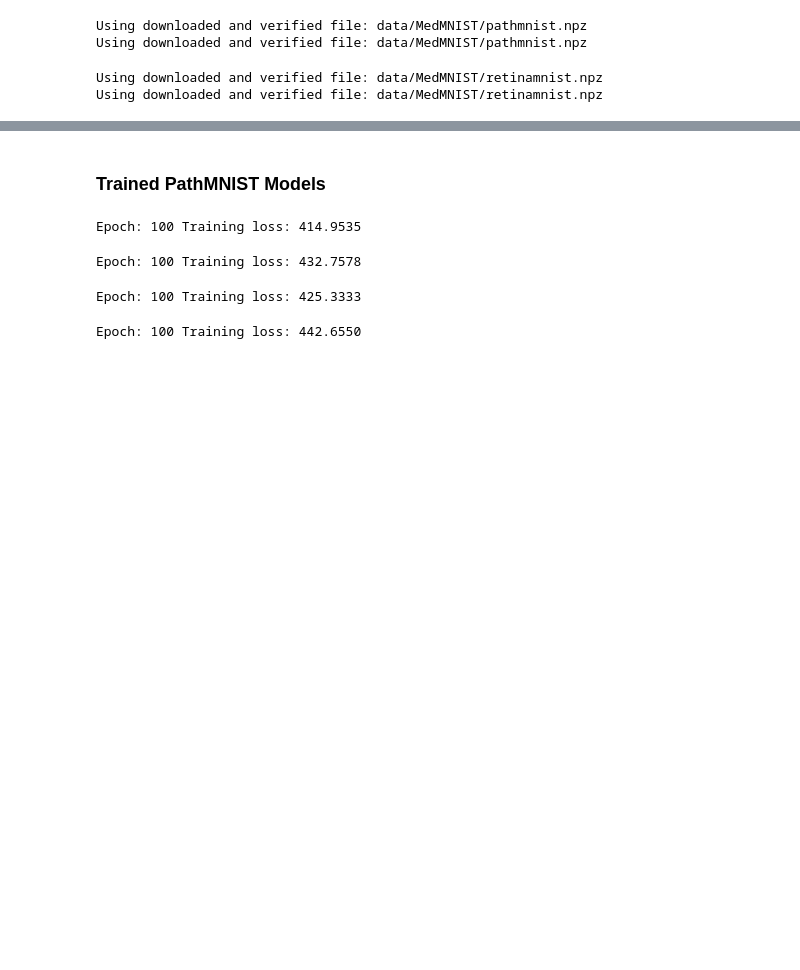
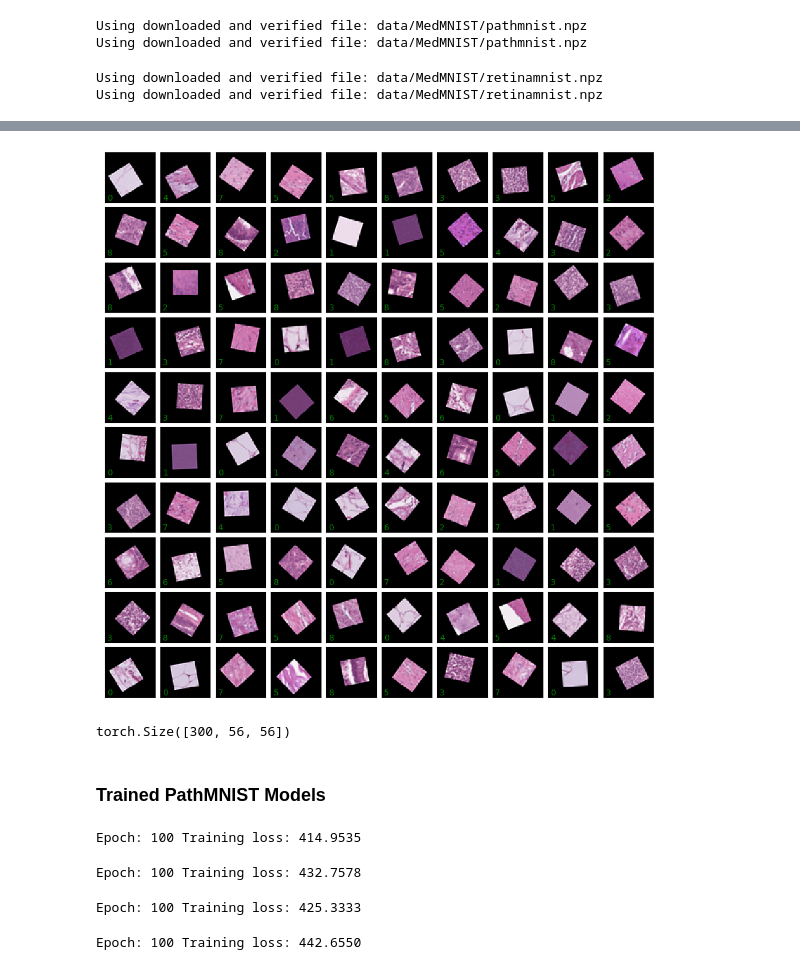
Before and after one commit to GauriGupta19/Domain-Generalisation-in-Invariance, a Jupyter notebook: medmnist.ipynb, the cells around one changed output, grey strips where cells are left out. Saved outputs shown, nothing was run; the diff lists cells and outputs as text; code cells hidden in the pictures; blank space fills up the shorter version.

```diff
--- a/medmnist.ipynb
+++ b/medmnist.ipynb
@@ -75,3 +80,25 @@ for i in range(5):
+# %%
+train_data, train_labels, angles, translations = get_mnist_data(
+    path_trainset,
+    digits = [0,1,2,3,4,5,6,7,8],
+    coord = 3,
+    total_samples = 100
+    )
+
+fig, axes = plt.subplots(10, 10, figsize=(12, 12),
+                         subplot_kw={'xticks':[], 'yticks':[]},
+                         gridspec_kw=dict(hspace=0.1, wspace=0.1))
+
+for ax, im, lbl in zip(axes.flat, torch.split(train_data, 3), train_labels):
+    ax.imshow(im.numpy().transpose(1, 2, 0), interpolation='nearest')
+    ax.text(0.05, 0.05, str(lbl.item()),
+            transform=ax.transAxes, color='green')
+# %% [output]
+[figure, added]
+# %%
+train_data.shape
+# %% [output]
+torch.Size([300, 56, 56])
 # %% [markdown]
 ### Trained PathMNIST Models
 # %%
```
Also changed, not shown: parts of 3 cells of this notebook, 40 other files.
